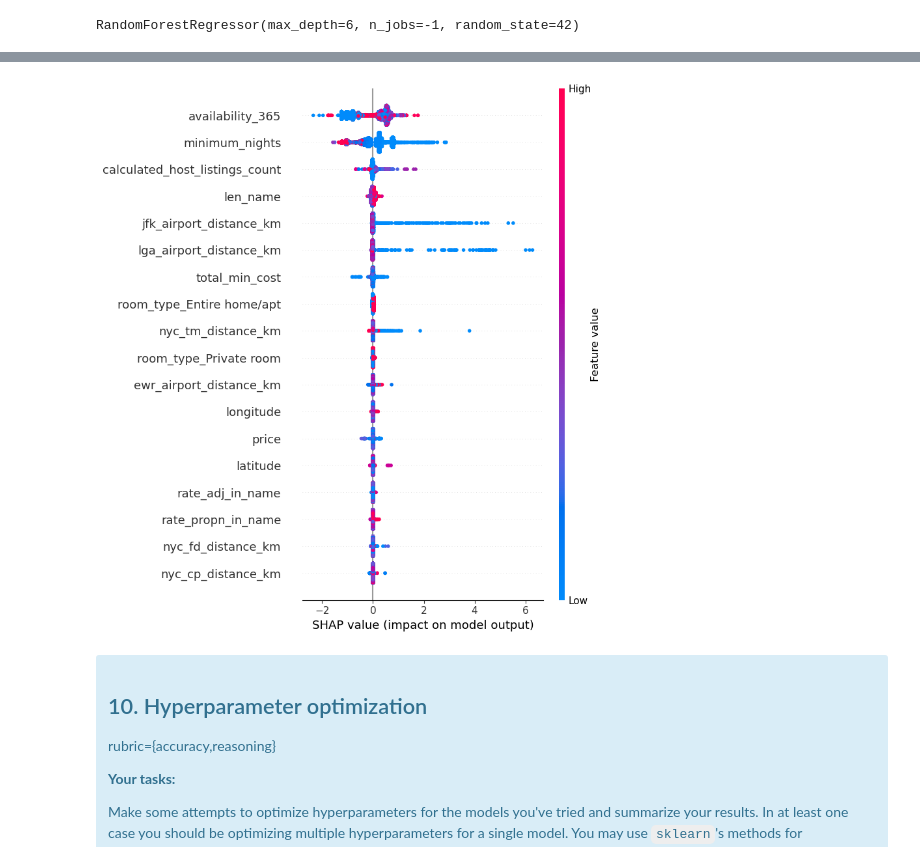
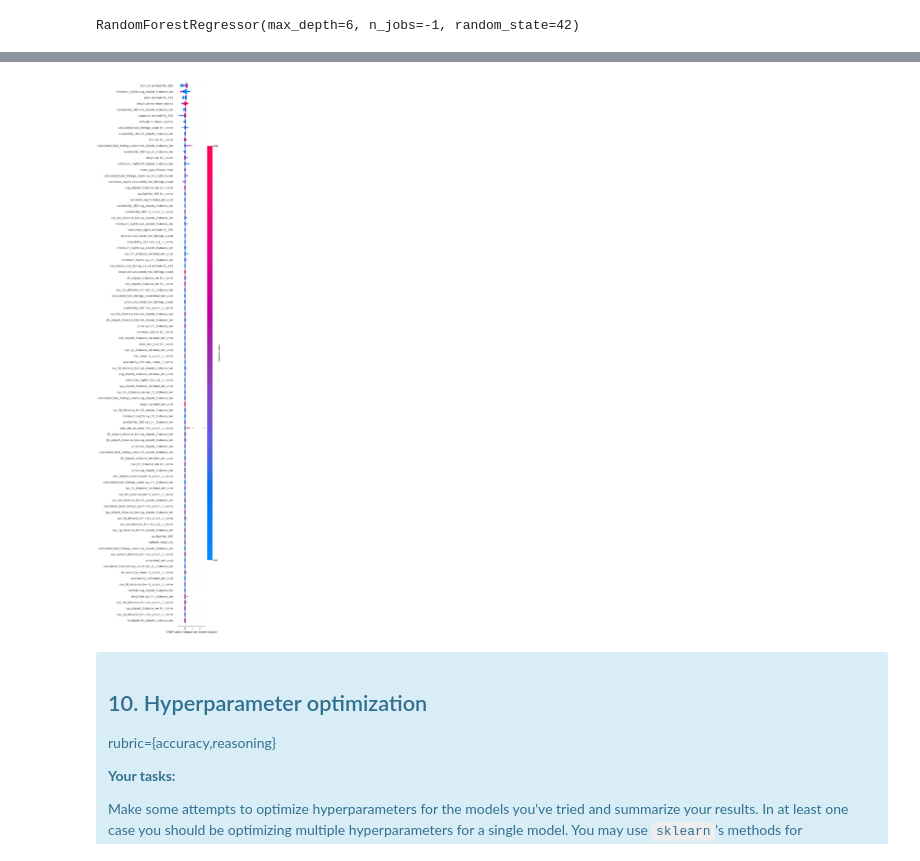
Before and after one commit to hpalafoxp/DSCI-573-Lab4, a Jupyter notebook: lab4.ipynb, the cells around one changed output, grey strips where cells are left out. Saved outputs shown, nothing was run; the diff lists cells and outputs as text; code cells hidden in the pictures.

```diff
--- a/lab4.ipynb
+++ b/lab4.ipynb
@@ -645,7 +705,3 @@ rubric={accuracy}
 
 
 _Points:_ 2
-# %%
-soft_rf = RandomForestRegressor(n_jobs=-1, random_state=RANDOM_STATE, max_depth=6)
-
-soft_rf.fit(X_train_s, y_train)
@@ -654,6 +708,13 @@ RandomForestRegressor(max_depth=6, n_jobs=-1, random_state=42)
 # %%
-y_train_pred = soft_rf.predict(X_train_s)
-y_test_pred = soft_rf.predict(X_test_s)
+from sklearn.dummy import DummyRegressor
+
+dummy_regr = DummyRegressor(strategy="mean")
+dummy_regr.fit(X_train_s, y_train)
+
+y_train_pred = dummy_regr.predict(X_train_s)
+y_test_pred = dummy_regr.predict(X_test_s)
+
+print("BASELINE MODEL RESULTS:")
 print("TRAIN MSE", round(mean_squared_error(y_true=y_train, y_pred=y_train_pred), 3))
 print("TEST MSE", round(mean_squared_error(y_true=y_test, y_pred=y_test_pred), 3))
 
@@ -748,8 +810,6 @@ _Points:_ 0.5
 _Type your answer here, replacing this text._
 # %%
 X_train_soft = X_train.copy()
-X_train_soft["___RANDOM_1____"] = np.random.rand(len(X_train_soft))
-X_train_soft["___RANDOM_2____"] = np.random.rand(len(X_train_soft))
 
 soft_features = [
     "neighbourhood_group",
@@ -777,19 +837,21 @@ soft_features = [
     "rate_adv_in_name",
     "rate_nouns_in_name",
     "rate_propn_in_name",
-    "___RANDOM_1____",
-    "___RANDOM_2____",
 ]
 
 soft_cont_features = [f for f in soft_features if f not in categorical_features]
 soft_preprocessor = make_column_transformer(
-    (StandardScaler(), soft_cont_features),
+    (PolynomialFeatures(degree=2), cont_features),
+    (StandardScaler(), cont_features),
     (
-        OneHotEncoder(drop="if_binary", handle_unknown="ignore", sparse_output=False),
+        OneHotEncoder(drop="first", handle_unknown="ignore", sparse_output=False),
         categorical_features,
     ),
 )
+soft_preprocessor.set_output(transform="pandas")
 X_train_soft_s = soft_preprocessor.fit_transform(X_train_soft)
+X_train_soft_s["___RANDOM_1____"] = np.random.rand(len(X_train_soft))
+X_train_soft_s["___RANDOM_2____"] = np.random.rand(len(X_train_soft))
 soft_rf = RandomForestRegressor(n_jobs=-1, random_state=RANDOM_STATE, max_depth=6)
 soft_rf.fit(X_train_soft_s, y_train)
 # %% [output]
@@ -801,7 +862,12 @@ shap.summary_plot(shap_values, X_test, feature_names=soft_preprocessor.get_featu
 # %%
+random_feats = ["___RANDOM_1____", "___RANDOM_2____"]
 returned_features = soft_preprocessor.get_feature_names_out()
-clean_features = [v.split("__", 1)[1] for v in returned_features]
-selected_features = get_important_features_important_than(shap_values, clean_features)
-print(len(selected_features))
+clean_features = [
+    v.split("__", 1)[1] for v in returned_features if v not in random_feats
+] + random_feats
+ranked_features, selected_features = get_important_features_important_than(
+    shap_values, clean_features, random_feats
+)
+print(f"{len(selected_features)} valuable features selected")
 selected_features
 # %% [output]
@@ -827,7 +913,7 @@ selected_features
 # %%
-shap.summary_plot(shap_values, X_train_soft_s, feature_names=clean_features, max_display=18)
+shap.summary_plot(shap_values, X_train_soft_s, feature_names=clean_features, max_display=len(selected_features))
 # %% [output]
-[figure, old version]
+[figure, new version]
 # %% [markdown]
 <!-- END QUESTION -->
 
```
Also changed, not shown: parts of 16 cells of this notebook, 8 other files.
